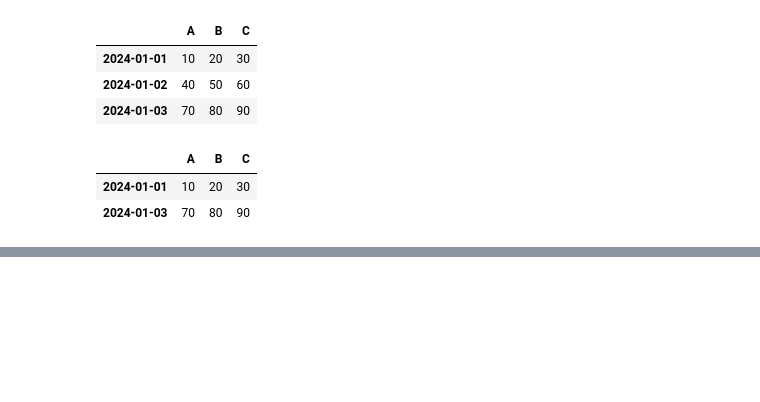
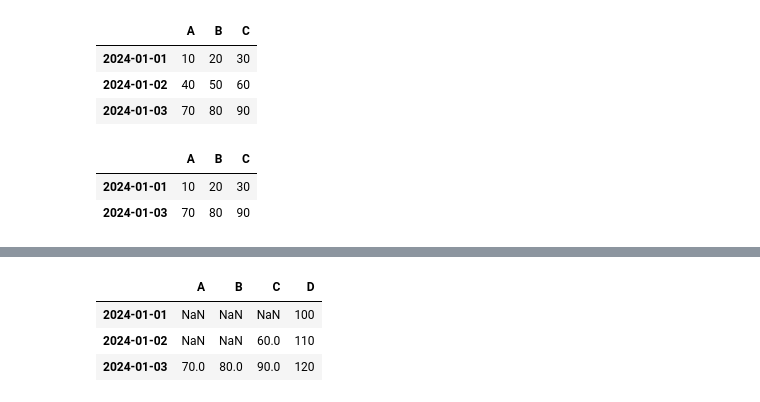
Before and after one commit to bornsoon/labs_python, a Jupyter notebook: src_da/pd_03_데이터프레임.ipynb, the cells around one changed output, grey strips where cells are left out. Drawn from its saved outputs; the diff is of its cells as text; code cells hidden in the pictures; blank space fills up the shorter version.

```diff
--- a/src_da/pd_03_데이터프레임.ipynb
+++ b/src_da/pd_03_데이터프레임.ipynb
@@ -230,0 +300,7 @@ Freq: D, Name: A, dtype: int64
+# %%
+df2[df2 > 50]
+# %% [output]
+|  | A | B | C | D |
+| 2024-01-01 | NaN | NaN | NaN | 100 |
+| 2024-01-02 | NaN | NaN | 60.0 | 110 |
+| 2024-01-03 | 70.0 | 80.0 | 90.0 | 120 |
```
Also changed, not shown: parts of 13 cells of this notebook, 4 other files.
